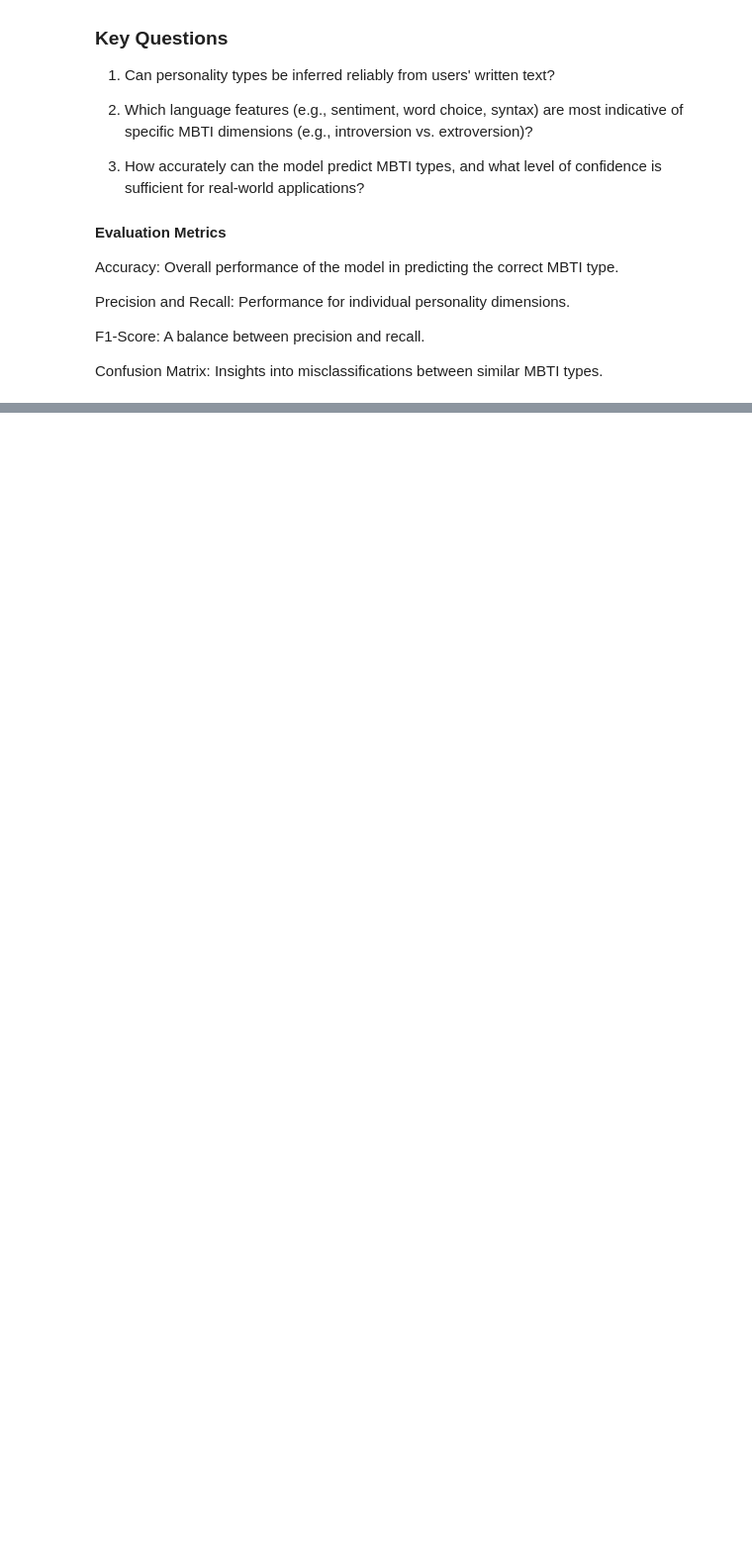
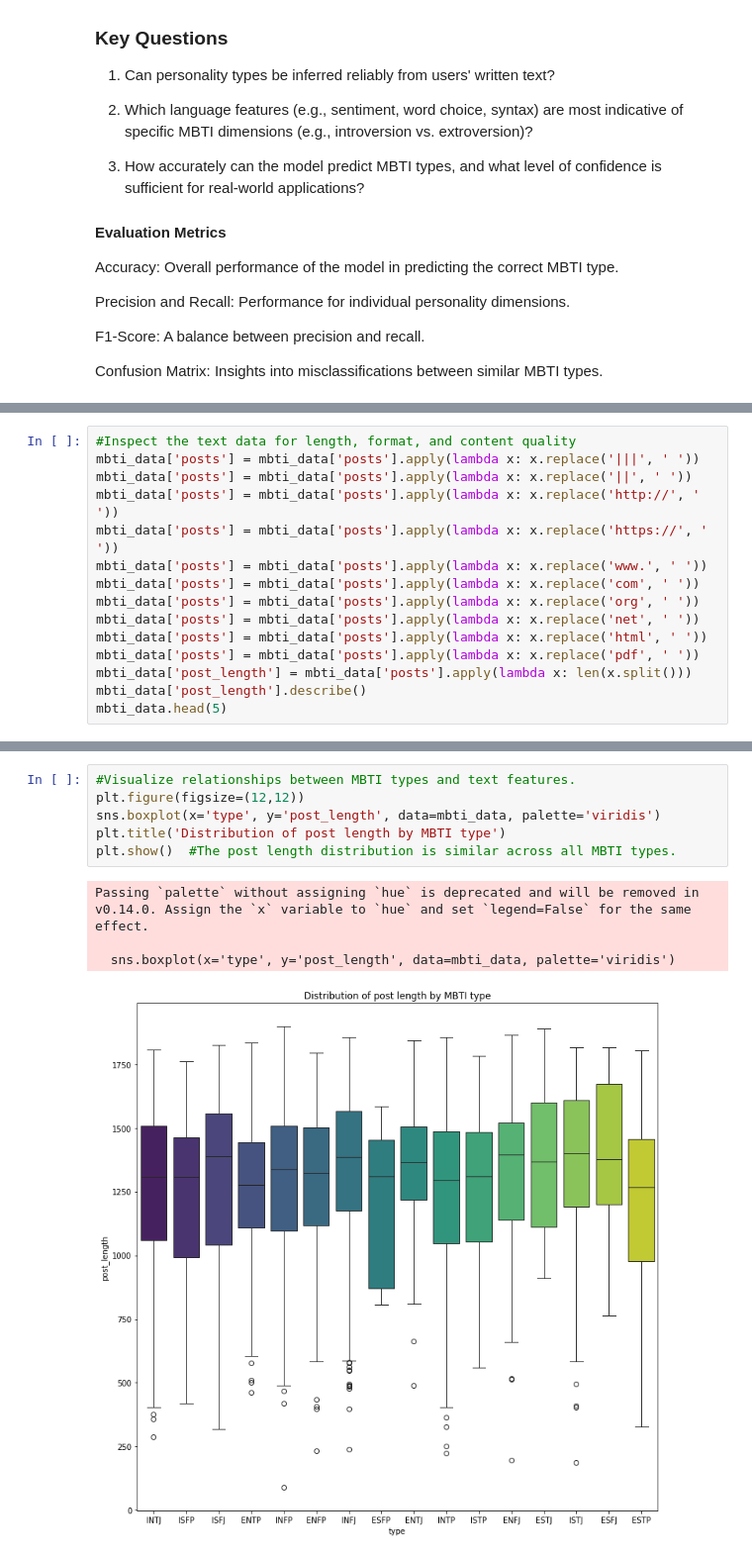
Before and after one commit to wambuiGicheha/MBTI, a Jupyter notebook: index.ipynb, the cells around one changed output, grey strips where cells are left out. Shown at 99% size. Cells and saved outputs as stored; diff of their text form; blank space fills up the shorter version.

```diff
--- a/index.ipynb
+++ b/index.ipynb
@@ -39,0 +79,15 @@ Confusion Matrix: Insights into misclassifications between similar MBTI types.
+# %%
+#Inspect the text data for length, format, and content quality
+mbti_data['posts'] = mbti_data['posts'].apply(lambda x: x.replace('|||', ' '))
+mbti_data['posts'] = mbti_data['posts'].apply(lambda x: x.replace('||', ' '))
+mbti_data['posts'] = mbti_data['posts'].apply(lambda x: x.replace('http://', ' '))
+mbti_data['posts'] = mbti_data['posts'].apply(lambda x: x.replace('https://', ' '))
+mbti_data['posts'] = mbti_data['posts'].apply(lambda x: x.replace('www.', ' '))
+mbti_data['posts'] = mbti_data['posts'].apply(lambda x: x.replace('com', ' '))
+mbti_data['posts'] = mbti_data['posts'].apply(lambda x: x.replace('org', ' '))
+mbti_data['posts'] = mbti_data['posts'].apply(lambda x: x.replace('net', ' '))
+mbti_data['posts'] = mbti_data['posts'].apply(lambda x: x.replace('html', ' '))
+mbti_data['posts'] = mbti_data['posts'].apply(lambda x: x.replace('pdf', ' '))
+mbti_data['post_length'] = mbti_data['posts'].apply(lambda x: len(x.split()))
+mbti_data['post_length'].describe()
+mbti_data.head(5)
@@ -39,0 +101,11 @@ Confusion Matrix: Insights into misclassifications between similar MBTI types.
+# %%
+#Visualize relationships between MBTI types and text features.
+plt.figure(figsize=(12,12))
+sns.boxplot(x='type', y='post_length', data=mbti_data, palette='viridis')
+plt.title('Distribution of post length by MBTI type')
+plt.show()  #The post length distribution is similar across all MBTI types.
+# %% [output]
+Passing `palette` without assigning `hue` is deprecated and will be removed in v0.14.0. Assign the `x` variable to `hue` and set `legend=False` for the same effect.
+
+  sns.boxplot(x='type', y='post_length', data=mbti_data, palette='viridis')
+[figure, added]
```
Also changed, not shown: parts of 9 cells of this notebook.
